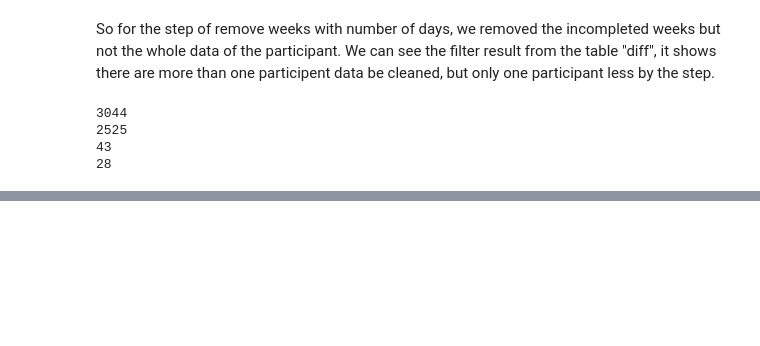
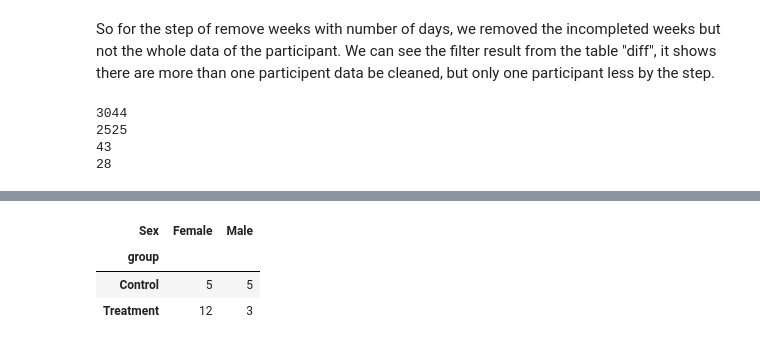
Before and after one commit to GraziPeregrino/Sedentarism-Inflluences-over-Sleep, a Jupyter notebook: 7200project_clean.ipynb, the cells around one changed output, grey strips where cells are left out. Drawn from its saved outputs; the diff is of its cells as text; code cells hidden in the pictures; blank space fills up the shorter version.

```diff
--- a/7200project_clean.ipynb
+++ b/7200project_clean.ipynb
@@ -204,0 +257,9 @@ print(len(pd.unique(clean_data["PARTICIPANT"])))
+# %%
+# prompt: print a  4X4 table to count how many participant in different group and Sex
+
+unique_participant.groupby(["group","Sex"]).size().unstack().fillna(0)
+# %% [output]
+| Sex | Female | Male |
+| group |  |  |
+| Control | 5 | 5 |
+| Treatment | 12 | 3 |
```
Also changed, not shown: parts of 3 cells of this notebook.
